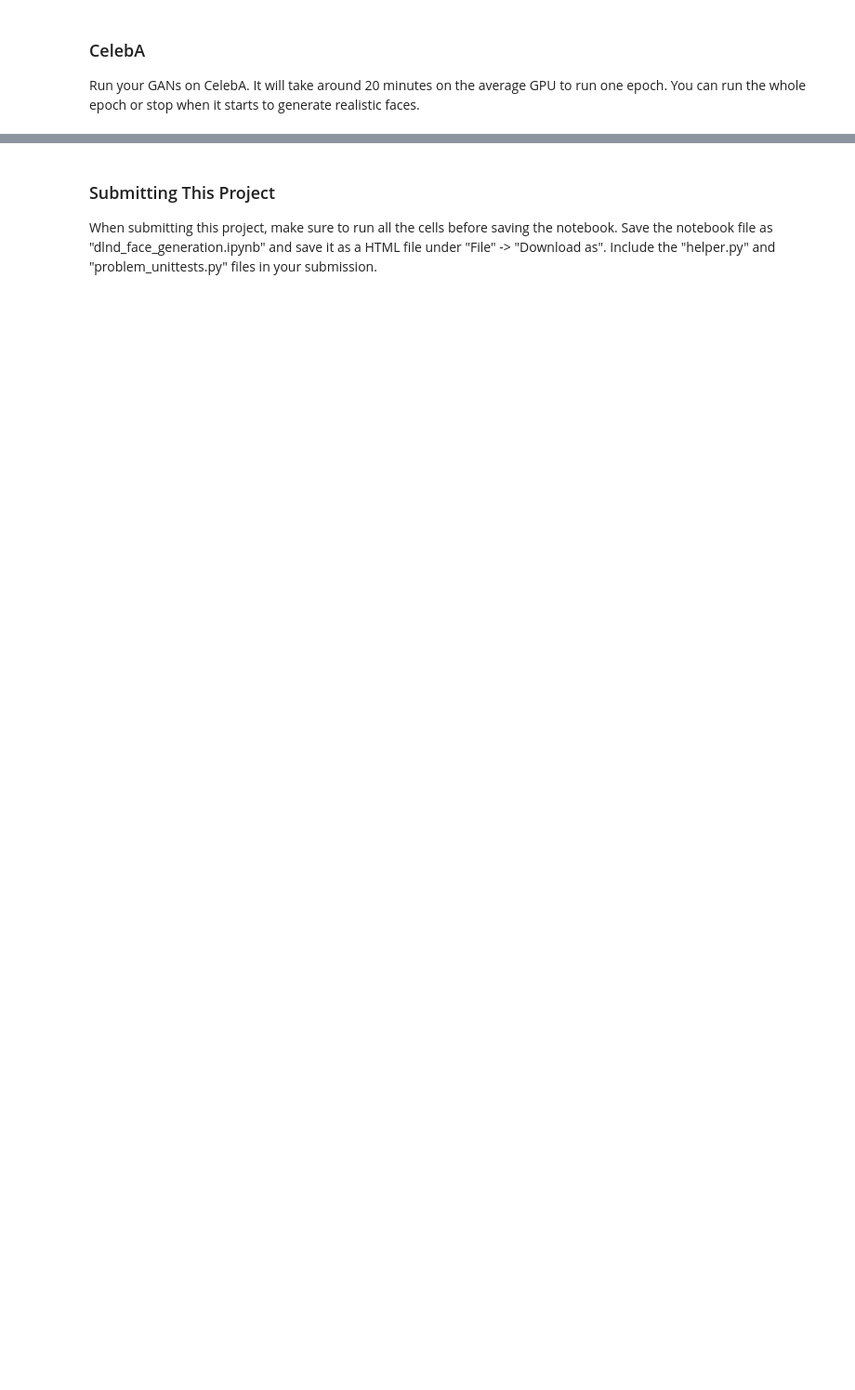
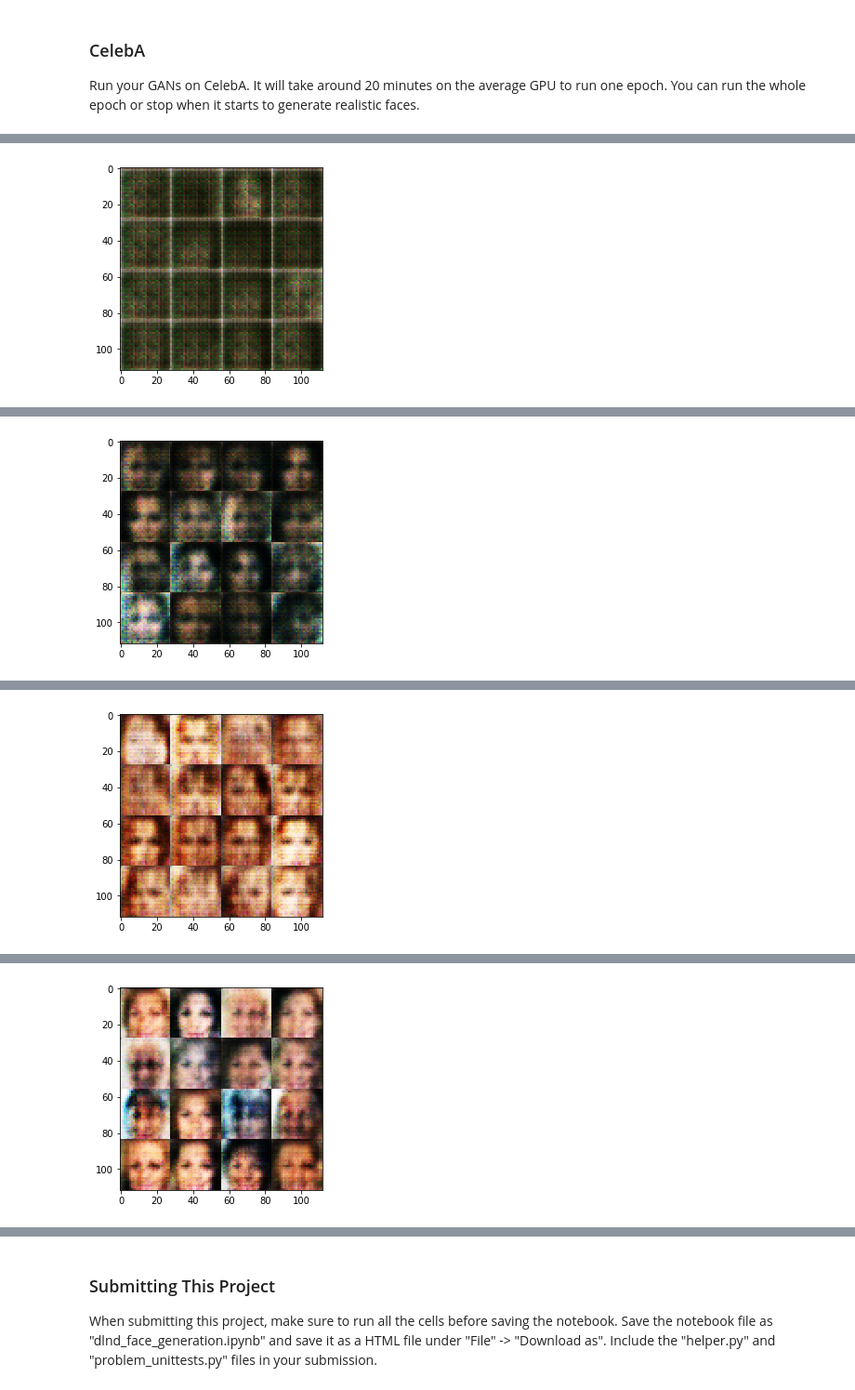
Before and after one commit to jeff-tj/u_deeplearning_nd, a Jupyter notebook: face_generation/dlnd_face_generation.ipynb, the cells around one changed output, grey strips where cells are left out. Shown: that part at 93% size. Saved outputs shown, nothing was run; the diff lists cells and outputs as text; code cells hidden in the pictures; blank space fills up the shorter version.

```diff
--- a/face_generation/dlnd_face_generation.ipynb
+++ b/face_generation/dlnd_face_generation.ipynb
@@ -364,13 +365,16 @@ def train(epoch_count, batch_size, z_dim, learning_rate, beta1, get_batches, dat
     :param data_image_mode: The image mode to use for images ("RGB" or "L")
     """
     # TODO: Build Model
+    import matplotlib
     if data_image_mode == "RGB":
         img_ch = 3
     else:
         img_ch = 1
 
-    # Some variables to controlds
-    show_every = 100/2
+    # Some variables to control
+    losses = []
+    graph_every = 5
+    show_every = 100
     step = 0
 
     # Model
@@ -390,7 +394,8 @@ def train(epoch_count, batch_size, z_dim, learning_rate, beta1, get_batches, dat
             for batch_images in get_batches(batch_size):
                 # TODO: Train Model
                 step += 1
-                # Generate batch noise
+                # Generate batches (rescale and generate noise)
+                batch_images *= 2
                 batch_z = np.random.uniform(1, -1, size=(batch_size, z_dim))
                 # Run optimizers
                 _ = sess.run(d_opt, feed_dict={input_real: batch_images,
@@ -399,7 +404,16 @@ def train(epoch_count, batch_size, z_dim, learning_rate, beta1, get_batches, dat
                 _ = sess.run(g_opt, feed_dict={input_real: batch_images,
                                                input_z: batch_z,
                                                learn_rate: learning_rate})
-
+                # Log results for graph
+                if step % graph_every == 0:
+                    train_loss_d = d_loss.eval({input_real: batch_images,
+                                                input_z: batch_z,
+                                                learn_rate: learning_rate})
+                    train_loss_g = g_loss.eval({input_real: batch_images,
+                                                input_z: batch_z,
+                                                learn_rate: learning_rate})
+                    losses.append((train_loss_d, train_loss_g))
+                # Print results
                 if step % show_every == 0:
                     train_loss_d = d_loss.eval({input_real: batch_images,
                                                 input_z: batch_z,
@@ -412,6 +426,24 @@ def train(epoch_count, batch_size, z_dim, learning_rate, beta1, get_batches, dat
                           "Generator Loss: {:.4f}".format(train_loss_g))
                     show_generator_output(sess, 20, input_z, img_ch, data_image_mode)
         saver.save(sess, "./checkpoints/genarator.ckpt")
+        # Print final results
+        train_loss_d = d_loss.eval({input_real: batch_images,
+                                    input_z: batch_z,
+                                    learn_rate: learning_rate})
+        train_loss_g = g_loss.eval({input_real: batch_images,
+                                    input_z: batch_z,
+                                    learn_rate: learning_rate})
+        print("Epoch: {}/{}...".format(epoch_i+1, epoch_count),
+              "Discrimnator Loss: {:.4f}...".format(train_loss_d),
+              "Generator Loss: {:.4f}".format(train_loss_g))
+        show_generator_output(sess, 20, input_z, img_ch, data_image_mode)
+        # Graph losses
+        fig, ax = pyplot.subplots()
+        losses = np.array(losses)
+        pyplot.plot(losses.T[0], label='Discriminator', alpha=0.5)
+        pyplot.plot(losses.T[1], label='Generator', alpha=0.5)
+        pyplot.title("Training Losses")
+        pyplot.legend()
 # %% [markdown]
 ### MNIST
 Test your GANs architecture on MNIST.  After 2 epochs, the GANs should be able to generate images that look like handwritten digits.  Make sure the loss of the generator is lower than the loss of the discriminator or close to 0.
@@ -439,9 +479,9 @@ KeyboardInterrupt:
 ### CelebA
 Run your GANs on CelebA.  It will take around 20 minutes on the average GPU to run one epoch.  You can run the whole epoch or stop when it starts to generate realistic faces.
 # %%
-batch_size = 128
+batch_size = 512
 z_dim = 100
-learning_rate = 0.001
+learning_rate = 0.0002
 beta1 = 0.5
 
 
@@ -454,3 +494,4 @@ celeba_dataset = helper.Dataset('celeba', glob(os.path.join(data_dir, 'img_align
 with tf.Graph().as_default():
     train(epochs, batch_size, z_dim, learning_rate, beta1, celeba_dataset.get_batches,
           celeba_dataset.shape, celeba_dataset.image_mode)
+# %% [output]
@@ -456,0 +499 @@ with tf.Graph().as_default():
+[figure, added]
@@ -456,0 +501 @@ with tf.Graph().as_default():
+[figure, added]
@@ -456,0 +503 @@ with tf.Graph().as_default():
+[figure, added]
@@ -456,0 +505 @@ with tf.Graph().as_default():
+[figure, added]
```
Also changed, not shown: parts of 11 cells of this notebook.
